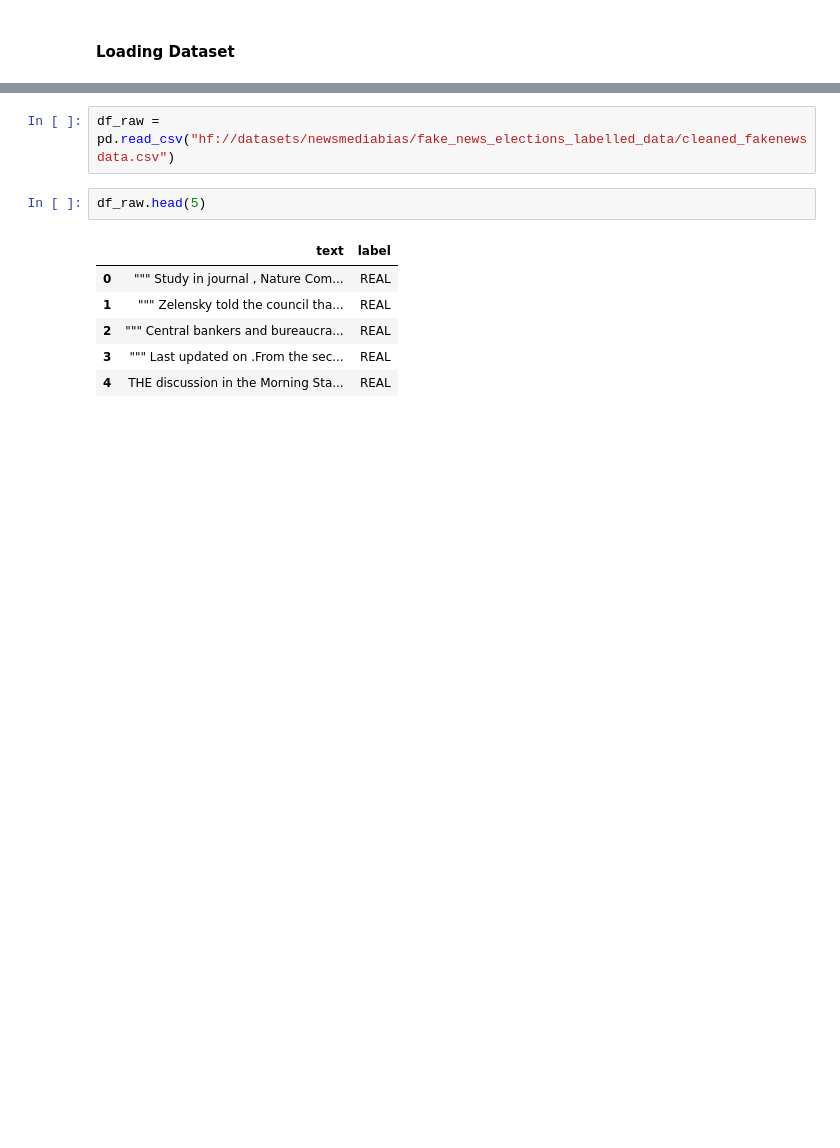
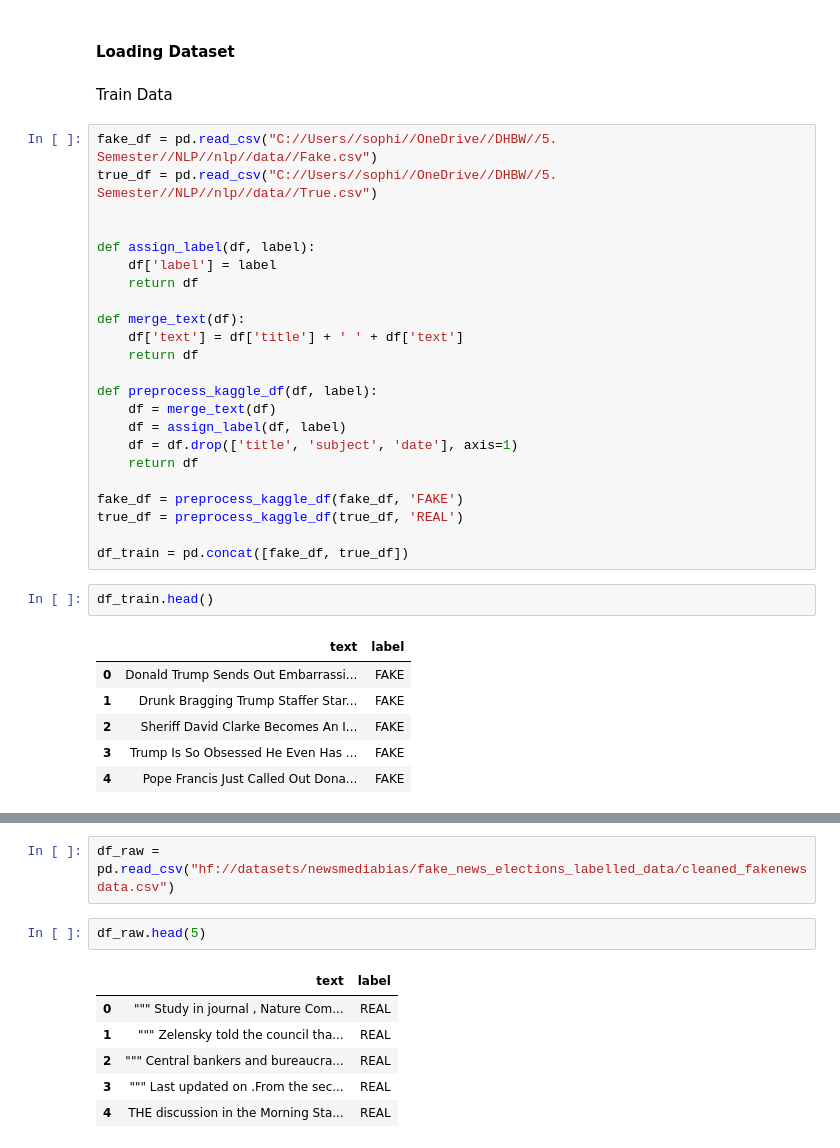
Before and after one commit to TjarkGerken/nlp, a Jupyter notebook: models/Sophie/logistic_regression.ipynb, the cells around one changed output, grey strips where cells are left out. Drawn from its saved outputs; the diff is of its cells as text; blank space fills up the shorter version.

```diff
--- a/models/Sophie/logistic_regression.ipynb
+++ b/models/Sophie/logistic_regression.ipynb
@@ -26,2 +31,36 @@ from sklearn.metrics import classification_report, confusion_matrix, accuracy_sc
 # %% [markdown]
 #### Loading Dataset
+# %% [markdown]
+Train Data
+# %%
+fake_df = pd.read_csv("C://Users//sophi//OneDrive//DHBW//5. Semester//NLP//nlp//data//Fake.csv")
+true_df = pd.read_csv("C://Users//sophi//OneDrive//DHBW//5. Semester//NLP//nlp//data//True.csv")
+
+
+def assign_label(df, label):
+    df['label'] = label
+    return df
+
+def merge_text(df):
+    df['text'] = df['title'] + ' ' + df['text']
+    return df
+
+def preprocess_kaggle_df(df, label):
+    df = merge_text(df)
+    df = assign_label(df, label)
+    df = df.drop(['title', 'subject', 'date'], axis=1)
+    return df
+
+fake_df = preprocess_kaggle_df(fake_df, 'FAKE')
+true_df = preprocess_kaggle_df(true_df, 'REAL')
+
+df_train = pd.concat([fake_df, true_df])
+# %%
+df_train.head()
+# %% [output]
+|  | text | label |
+| 0 | Donald Trump Sends Out Embarrassi... | FAKE |
+| 1 | Drunk Bragging Trump Staffer Star... | FAKE |
+| 2 | Sheriff David Clarke Becomes An I... | FAKE |
+| 3 | Trump Is So Obsessed He Even Has ... | FAKE |
+| 4 | Pope Francis Just Called Out Dona... | FAKE |
```
Also changed, not shown: parts of 34 cells of this notebook.
